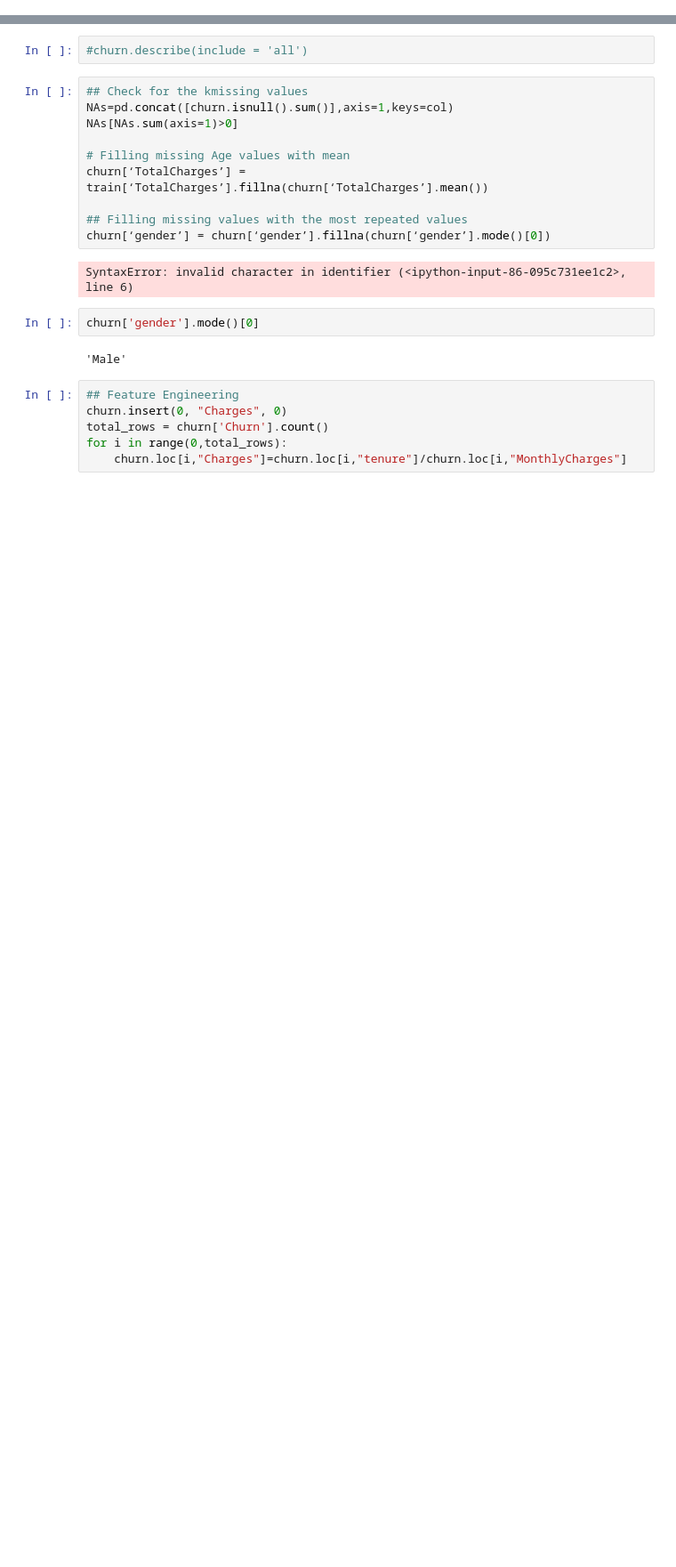
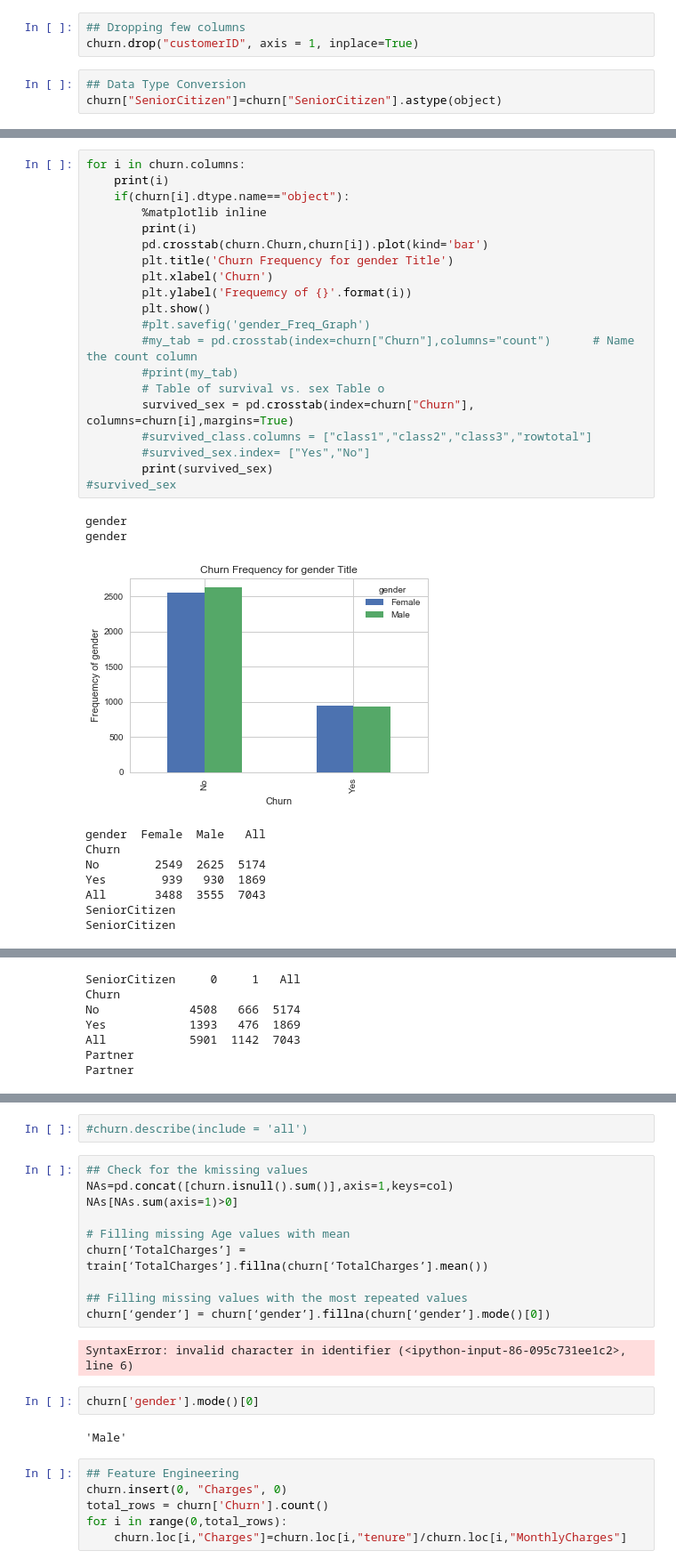
Before and after one commit to nov012017/Code, a Jupyter notebook: Python/Kaggle/TELCO/Telco_Python_DecisionTree.ipynb, the cells around one changed output, grey strips where cells are left out. Shown at 89% size. Saved outputs shown, nothing was run; the diff lists cells and outputs as text; blank space fills up the shorter version.

```diff
--- a/Python/Kaggle/TELCO/Telco_Python_DecisionTree.ipynb
+++ b/Python/Kaggle/TELCO/Telco_Python_DecisionTree.ipynb
@@ -32,0 +23,6 @@ churn.head()
+# %%
+## Dropping few columns
+churn.drop("customerID", axis = 1, inplace=True)
+# %%
+## Data Type Conversion
+churn["SeniorCitizen"]=churn["SeniorCitizen"].astype(object)
@@ -32,0 +49,31 @@ churn.head()
+# %%
+for i in churn.columns:
+    print(i)
+    if(churn[i].dtype.name=="object"):
+        %matplotlib inline
+        print(i)
+        pd.crosstab(churn.Churn,churn[i]).plot(kind='bar')
+        plt.title('Churn Frequency for gender Title')
+        plt.xlabel('Churn')
+        plt.ylabel('Frequemcy of {}'.format(i))
+        plt.show()
+        #plt.savefig('gender_Freq_Graph')
+        #my_tab = pd.crosstab(index=churn["Churn"],columns="count")      # Name the count column
+        #print(my_tab)
+        # Table of survival vs. sex Table o
+        survived_sex = pd.crosstab(index=churn["Churn"], columns=churn[i],margins=True)
+        #survived_class.columns = ["class1","class2","class3","rowtotal"]
+        #survived_sex.index= ["Yes","No"]
+        print(survived_sex)
+#survived_sex
+# %% [output]
+gender
+gender
+[figure, added]
+gender  Female  Male   All
+Churn
+No        2549  2625  5174
+Yes        939   930  1869
+All       3488  3555  7043
+SeniorCitizen
+SeniorCitizen
@@ -32,0 +81,7 @@ churn.head()
+SeniorCitizen     0     1   All
+Churn
+No             4508   666  5174
+Yes            1393   476  1869
+All            5901  1142  7043
+Partner
+Partner
```
Also changed, not shown: parts of 12 cells of this notebook.
